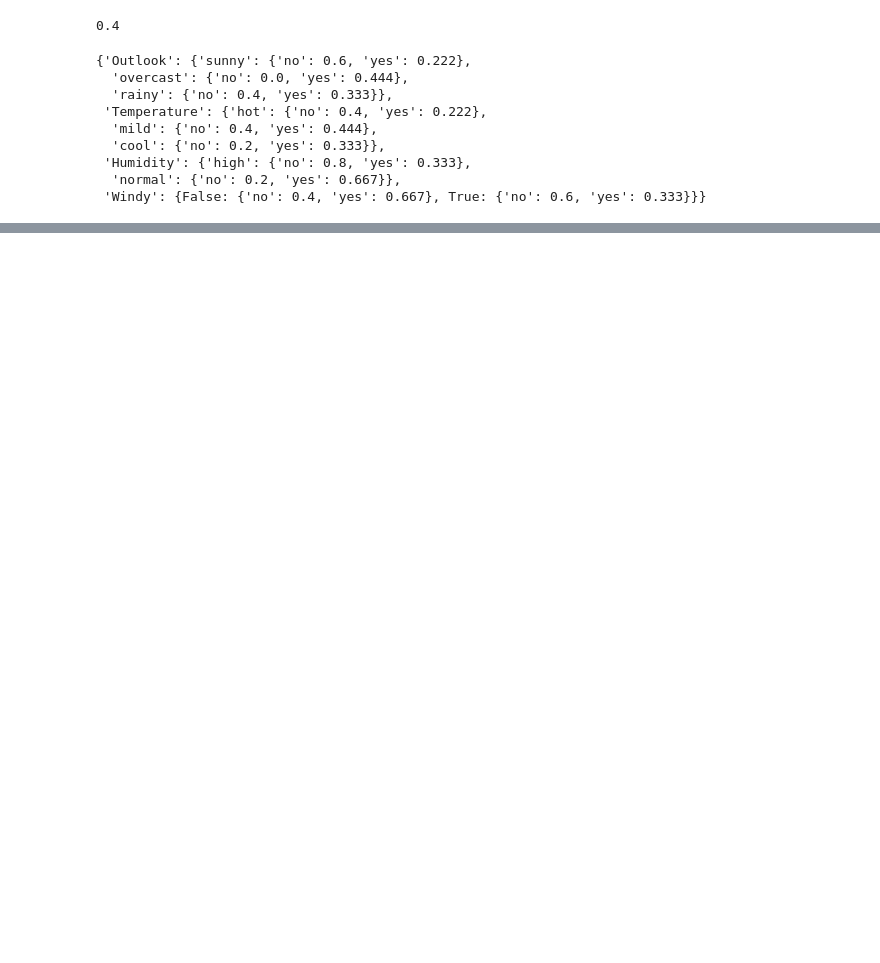
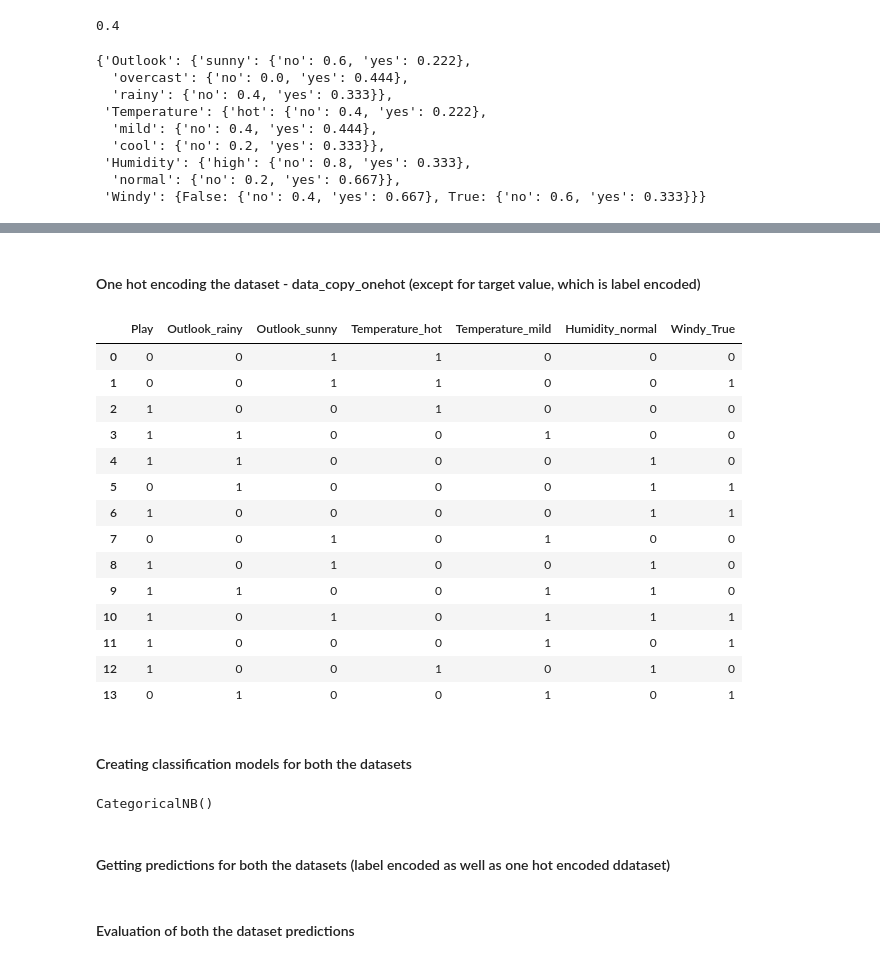
Before and after one commit to lavkushsingh31/ML-Practice-Exercises, a Jupyter notebook: Naive Bayes Implementation.ipynb, the cells around one changed output, grey strips where cells are left out. Cells and saved outputs as stored; diff of their text form; code cells hidden in the pictures; blank space fills up the shorter version.

```diff
--- a/Naive Bayes Implementation.ipynb
+++ b/Naive Bayes Implementation.ipynb
@@ -199,0 +260,4 @@ predictions(nb_model, data.iloc[:,:-1])
+# %%
+data_copy = data.copy()
+data_copy_onehot = data.copy()
+data_copy
@@ -199,0 +324,25 @@ predictions(nb_model, data.iloc[:,:-1])
+# %% [markdown]
+#### One hot encoding the dataset - data_copy_onehot (except for target value, which is label encoded)
+# %%
+le = LabelEncoder()
+data_copy_onehot['Play'] = le.fit_transform(data_copy_onehot['Play'])
+# %%
+data_copy_onehot = pd.get_dummies(data_copy_onehot, columns = data_copy_onehot.columns[:-1].tolist(), drop_first=True)
+# %%
+data_copy_onehot
+# %% [output]
+|  | Play | Outlook_rainy | Outlook_sunny | Temperature_hot | Temperature_mild | Humidity_normal | Windy_True |
+| 0 | 0 | 0 | 1 | 1 | 0 | 0 | 0 |
+| 1 | 0 | 0 | 1 | 1 | 0 | 0 | 1 |
+| 2 | 1 | 0 | 0 | 1 | 0 | 0 | 0 |
+| 3 | 1 | 1 | 0 | 0 | 1 | 0 | 0 |
+| 4 | 1 | 1 | 0 | 0 | 0 | 1 | 0 |
+| 5 | 0 | 1 | 0 | 0 | 0 | 1 | 1 |
+| 6 | 1 | 0 | 0 | 0 | 0 | 1 | 1 |
+| 7 | 0 | 0 | 1 | 0 | 1 | 0 | 0 |
+| 8 | 1 | 0 | 1 | 0 | 0 | 1 | 0 |
+| 9 | 1 | 1 | 0 | 0 | 1 | 1 | 0 |
+| 10 | 1 | 0 | 1 | 0 | 1 | 1 | 1 |
+| 11 | 1 | 0 | 0 | 0 | 1 | 0 | 1 |
+| 12 | 1 | 0 | 0 | 1 | 0 | 1 | 0 |
+| 13 | 0 | 1 | 0 | 0 | 1 | 0 | 1 |
@@ -199,0 +351,2 @@ predictions(nb_model, data.iloc[:,:-1])
+# %% [markdown]
+#### Creating classification models for both the datasets
@@ -199,0 +356,7 @@ predictions(nb_model, data.iloc[:,:-1])
+# %%
+model1.fit(X,y)
+model2.fit(X_onehot,y_onehot)
+# %% [output]
+CategoricalNB()
+# %% [markdown]
+#### Getting predictions for both the datasets (label encoded as well as one hot encoded ddataset)
@@ -199,0 +366,2 @@ predictions(nb_model, data.iloc[:,:-1])
+# %% [markdown]
+#### Evaluation of both the dataset predictions
```
Also changed, not shown: parts of 49 cells of this notebook.
